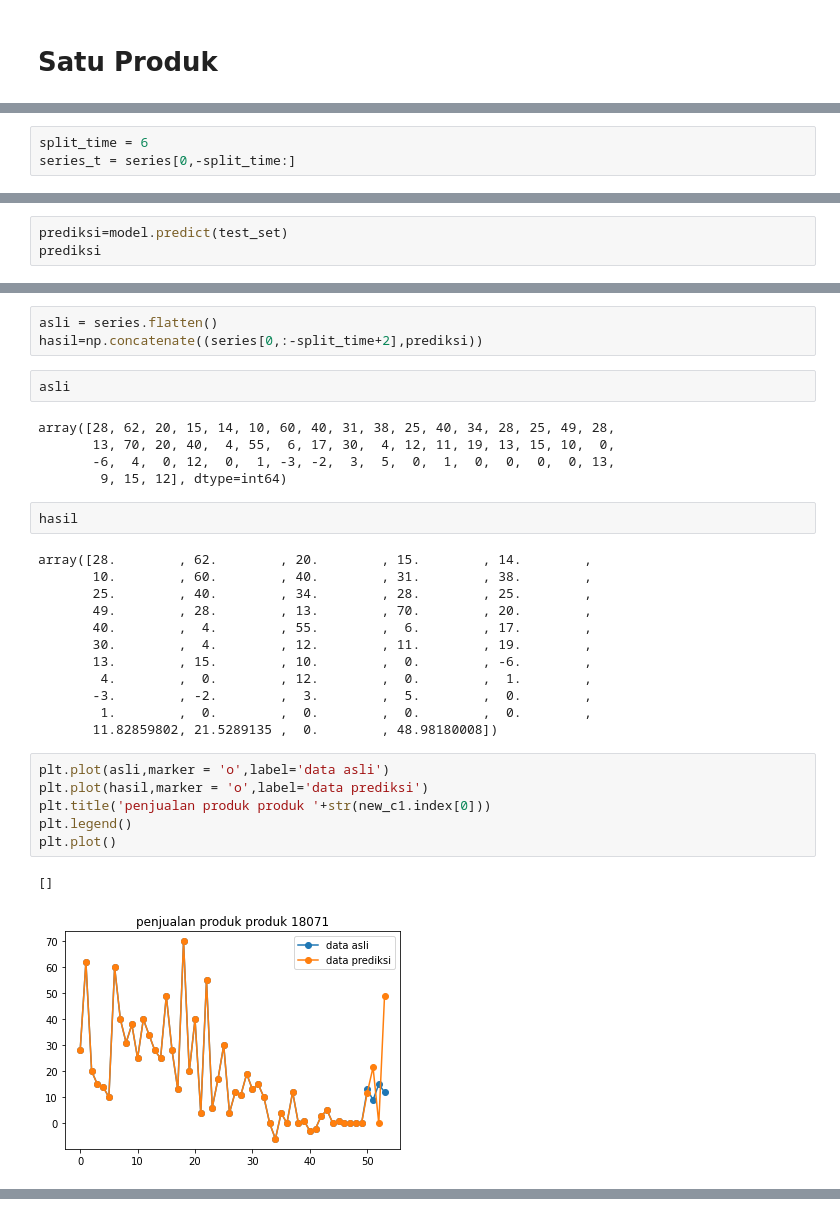
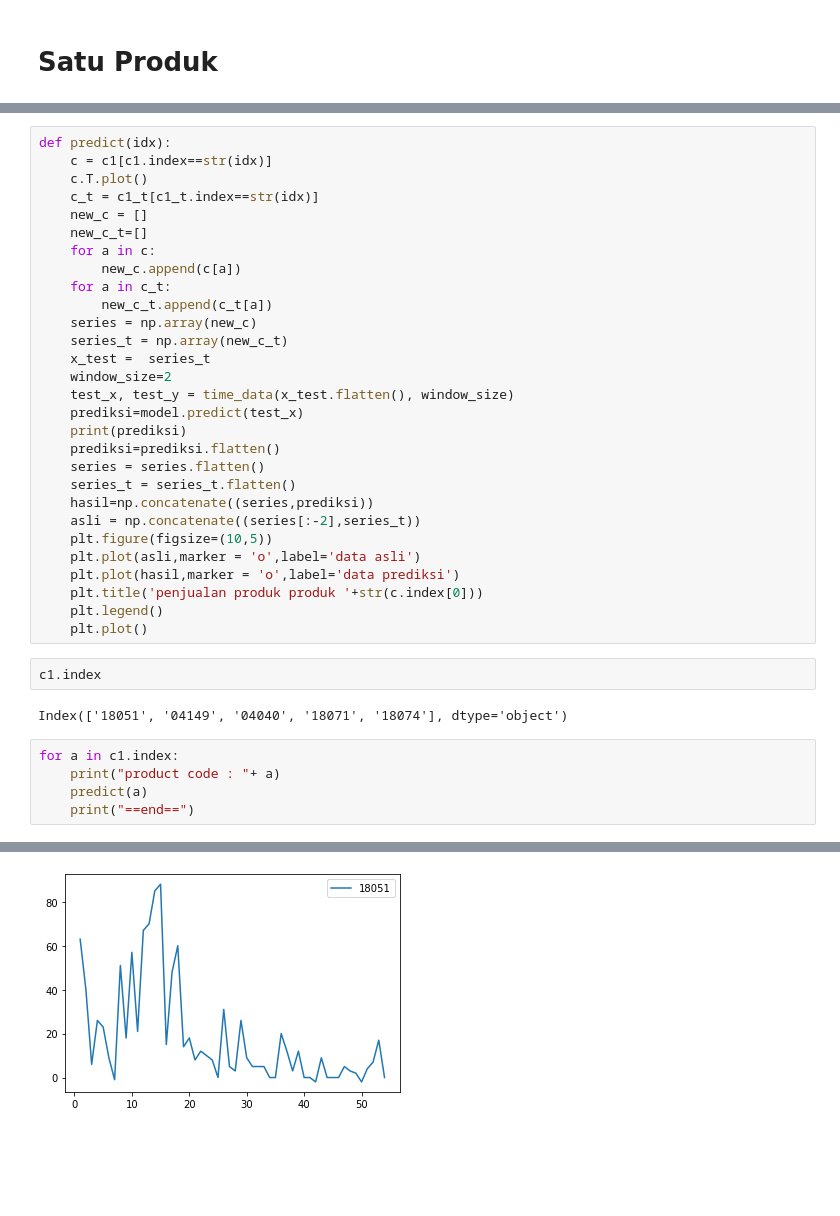
Before and after one commit to IritaSee/product_performance_blstm, a Jupyter notebook: New_input/cluster1.ipynb, the cells around one changed output, grey strips where cells are left out. Cells and saved outputs as stored; diff of their text form; blank space fills up the shorter version.

```diff
--- a/New_input/cluster1.ipynb
+++ b/New_input/cluster1.ipynb
@@ -344,3 +432,0 @@ time = np.array(time)
-# %%
-split_time = 6
-series_t = series[0,-split_time:]
@@ -359,3 +432,0 @@ test_set = windowed_dataset(series_t, window_size, batch_size, shuffle_buffer_si
-# %%
-prediksi=model.predict(test_set)
-prediksi
@@ -370,33 +433,39 @@ prediksi = prediksi.flatten()
-# %%
-asli = series.flatten()
-hasil=np.concatenate((series[0,:-split_time+2],prediksi))
-# %%
-asli
-# %% [output]
-array([28, 62, 20, 15, 14, 10, 60, 40, 31, 38, 25, 40, 34, 28, 25, 49, 28,
-       13, 70, 20, 40,  4, 55,  6, 17, 30,  4, 12, 11, 19, 13, 15, 10,  0,
-       -6,  4,  0, 12,  0,  1, -3, -2,  3,  5,  0,  1,  0,  0,  0,  0, 13,
-        9, 15, 12], dtype=int64)
-# %%
-hasil
-# %% [output]
-array([28.        , 62.        , 20.        , 15.        , 14.        ,
-       10.        , 60.        , 40.        , 31.        , 38.        ,
-       25.        , 40.        , 34.        , 28.        , 25.        ,
-       49.        , 28.        , 13.        , 70.        , 20.        ,
-       40.        ,  4.        , 55.        ,  6.        , 17.        ,
-       30.        ,  4.        , 12.        , 11.        , 19.        ,
-       13.        , 15.        , 10.        ,  0.        , -6.        ,
-        4.        ,  0.        , 12.        ,  0.        ,  1.        ,
-       -3.        , -2.        ,  3.        ,  5.        ,  0.        ,
-        1.        ,  0.        ,  0.        ,  0.        ,  0.        ,
-       11.82859802, 21.5289135 ,  0.        , 48.98180008])
-# %%
-plt.plot(asli,marker = 'o',label='data asli')
-plt.plot(hasil,marker = 'o',label='data prediksi')
-plt.title('penjualan produk produk '+str(new_c1.index[0]))
-plt.legend()
-plt.plot()
-# %% [output]
-[]
-[figure, removed]
+# %%
+def predict(idx):
+    c = c1[c1.index==str(idx)]
+    c.T.plot()
+    c_t = c1_t[c1_t.index==str(idx)]
+    new_c = []
+    new_c_t=[]
+    for a in c:
+        new_c.append(c[a])
+    for a in c_t:
+        new_c_t.append(c_t[a])
+    series = np.array(new_c)
+    series_t = np.array(new_c_t)
+    x_test =  series_t
+    window_size=2
+    test_x, test_y = time_data(x_test.flatten(), window_size)
+    prediksi=model.predict(test_x)
+    print(prediksi)
+    prediksi=prediksi.flatten()
+    series = series.flatten()
+    series_t = series_t.flatten()
+    hasil=np.concatenate((series,prediksi))
+    asli = np.concatenate((series[:-2],series_t))
+    plt.figure(figsize=(10,5))
+    plt.plot(asli,marker = 'o',label='data asli')
+    plt.plot(hasil,marker = 'o',label='data prediksi')
+    plt.title('penjualan produk produk '+str(c.index[0]))
+    plt.legend()
+    plt.plot()
+# %%
+c1.index
+# %% [output]
+Index(['18051', '04149', '04040', '18071', '18074'], dtype='object')
+# %%
+for a in c1.index:
+    print("product code : "+ a)
+    predict(a)
+    print("==end==")
+# %% [output]
@@ -402,0 +489 @@ plt.plot()
+[figure, added]
```
Also changed, not shown: parts of 39 cells of this notebook, 3 other files.
